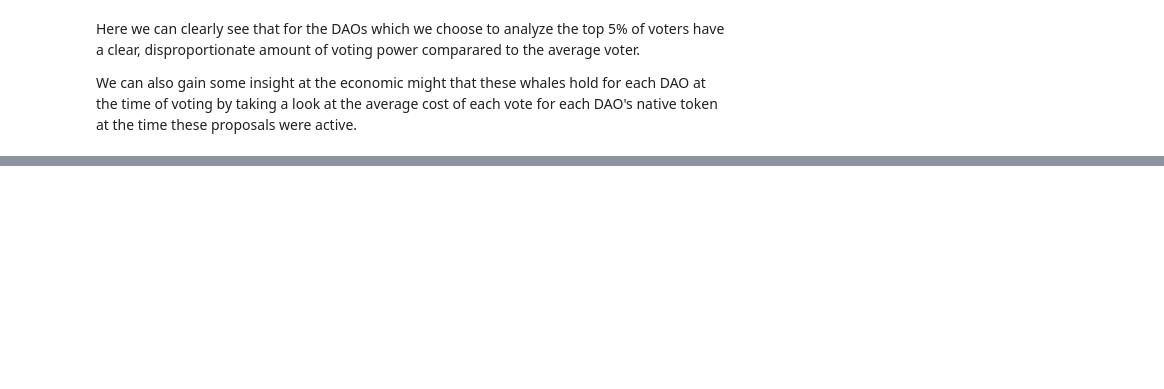
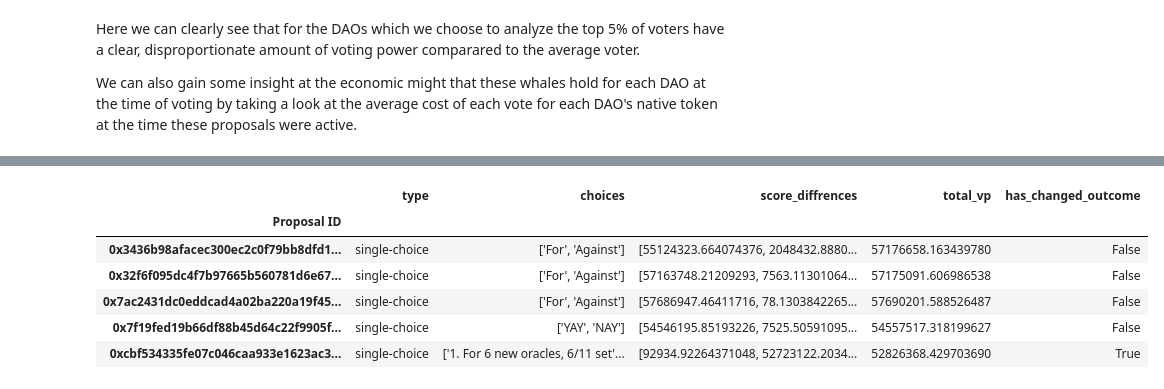
Before and after one commit to acemasterjb/gov_analysis, a Jupyter notebook: plutocracy_report.ipynb, the cells around one changed output, grey strips where cells are left out. Saved outputs shown, nothing was run; the diff lists cells and outputs as text; code cells hidden in the pictures; blank space fills up the shorter version.

Commit message:
:sparkles: Check if proposal outcomes changes;
Get all votes for each proposal

```diff
--- a/plutocracy_report.ipynb
+++ b/plutocracy_report.ipynb
@@ -67,5 +76,5 @@ We can also gain some insight at the economic might that these whales hold for e
 # %%
-score_diffrences = get_score_differences(
+score_diffrences = get_score_comparisons(
     plutocracy_report_data, plutocracy_report_data_filtered
 )
 # %%
@@ -76,10 +85,18 @@ for score_diffrence in score_diffrences:
         data: dict[str, list] = data
         items = data.items()
         score_diffrences_dfs[organization] = pd.DataFrame(
-            [[score] for _, score in items],
+            [score_data for _, score_data in items],
             index=pd.Index(
                 ([proposal_id for proposal_id, _ in items]), name="Proposal ID"
             ),
-            columns=["score differences"],
+            columns=[
+                "type",
+                "choices",
+                "score_diffrences",
+                "total_vp",
+                "has_changed_outcome",
+            ],
         )
-score_diffrences_dfs["ENS"]
+        score_diffrences_dfs[organization]["total_vp"] = score_diffrences_dfs[
+            organization
+        ]["total_vp"].apply("{:.9f}".format)
@@ -93,0 +124,10 @@ score_diffrences_dfs["ENS"]
+# %%
+score_diffrences_dfs["Lido"]
+# %% [output]
+|  | type | choices | score_diffrences | total_vp | has_changed_outcome |
+| Proposal ID |  |  |  |  |  |
+| 0x3436b98afacec300ec2c0f79bb8dfd1... | single-choice | ['For', 'Against'] | [55124323.664074376, 2048432.8880... | 57176658.163439780 | False |
+| 0x32f6f095dc4f7b97665b560781d6e67... | single-choice | ['For', 'Against'] | [57163748.21209293, 7563.11301064... | 57175091.606986538 | False |
+| 0x7ac2431dc0eddcad4a02ba220a19f45... | single-choice | ['For', 'Against'] | [57686947.46411716, 78.1303842265... | 57690201.588526487 | False |
+| 0x7f19fed19b66df88b45d64c22f9905f... | single-choice | ['YAY', 'NAY'] | [54546195.85193226, 7525.50591095... | 54557517.318199627 | False |
+| 0xcbf534335fe07c046caa933e1623ac3... | single-choice | ['1. For 6 new oracles, 6/11 set'... | [92934.92264371048, 52723122.2034... | 52826368.429703690 | True |
```
Also changed, not shown: parts of 14 cells of this notebook, 4 other files.
